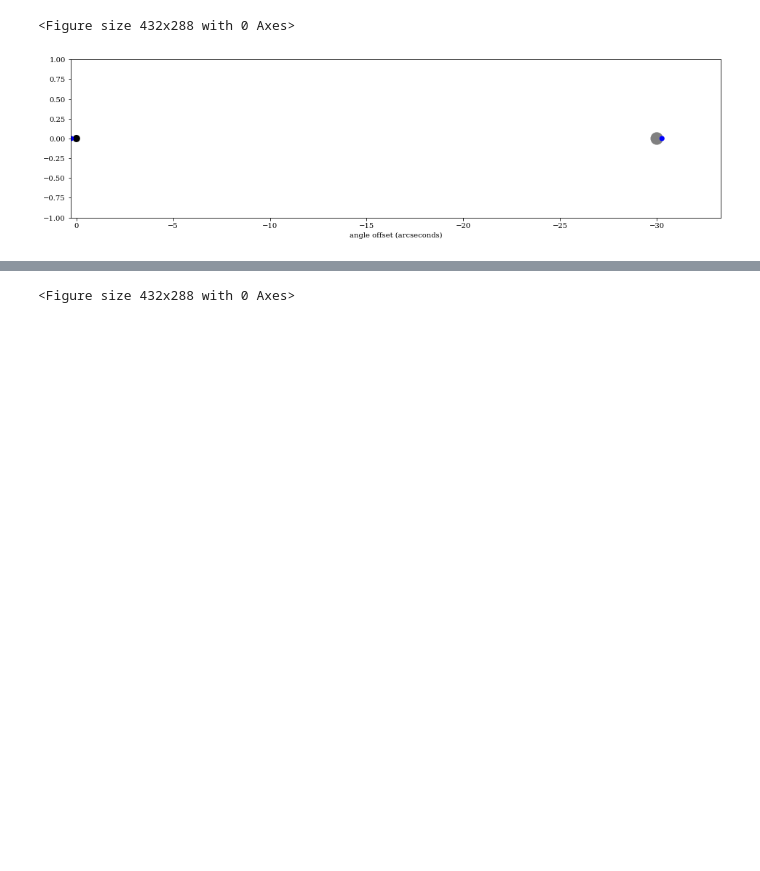
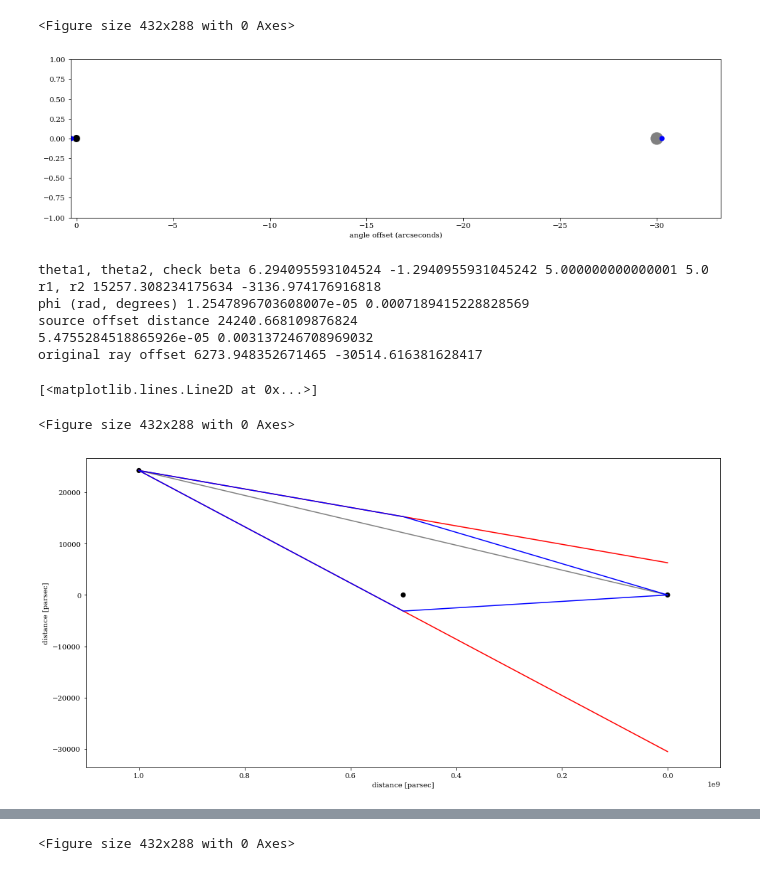
Before and after one commit to FoothillAstroSims/gravitational-lensing, a Jupyter notebook: gravitational lensing.ipynb, the cells around one changed output, grey strips where cells are left out. Drawn from its saved outputs; the diff is of its cells as text; code cells hidden in the pictures; blank space fills up the shorter version.

```diff
--- a/gravitational lensing.ipynb
+++ b/gravitational lensing.ipynb
@@ -134,3 +126,79 @@ plt.scatter([-1*theta2 * arcsec_per_radian], [0], c = 'blue', s = 50, edgecolors
 <matplotlib.collections.PathCollection at 0x...>
 <Figure size 432x288 with 0 Axes>
 [figure]
+# %%
+#EXAMPLE 2
+
+# model parameters
+# source is barely off to one side of the source, everything else is the same
+
+M = 1E12     # mass of lens, solar units
+dL = 5E8     # distance to lens, parsecs
+dS = 1E9     # distance to source, parsecs
+beta = 5.0  # angle between lens and source, arcseconds.  i.e., how far to to the side would we have to point to see the distant source
+
+
+
+
+# calculations
+rad_term = ((beta / arcsec_per_radian)**2 + 4 * (4 * G * M * Msun / c**2) * (dS - dL)/(dS * dL * pc))**(0.5)
+#print(rad_term)
+theta1 = ((beta / arcsec_per_radian) + rad_term)/2
+theta2 = ((beta / arcsec_per_radian) - rad_term)/2
+print('theta1, theta2, check beta', theta1 * arcsec_per_radian, theta2 * arcsec_per_radian, (theta1+theta2)*arcsec_per_radian, beta)
+
+r1 = dL * np.tan(theta1)
+r2 = dL * np.tan(theta2)
+print('r1, r2', r1, r2)
+
+phi = ((4 * G * M * Msun) / (r1 * pc * c**2))
+print('phi (rad, degrees)', phi, phi * 180 / np.pi)
+
+X1 = dS * np.tan(beta/arcsec_per_radian)
+print('source offset distance', X1)
+
+# calculate how far off to the side the observed light would have landed
+Y1 = X1 - dS*np.tan(theta1 - phi)
+#Y2 = X1 - (X1 - r2) * dL / (dS-dL)
+#print(X1, (X1 - r2), dL / (dS-dL))
+alpha = np.arctan2(X1-r2,dS-dL)
+print(alpha,alpha*180/np.pi)
+Y2 = X1 - dS * np.sin(alpha)
+print('original ray offset', Y1,Y2)
+
+
+# top down view of geometry
+
+plt.clf()
+plt.figure(figsize=(16,8))
+# reverse X axis
+plt.xlim(1.1*dS, -0.1*dS)
+plt.ylim(1.1 * np.min([r2,Y2,0]), 1.1 * np.max([r1,X1,Y1]))
+plt.xlabel('distance [parsec]')
+plt.ylabel('distance [parsec]')
+
+# us, on the right hand side
+plt.scatter([0], [0], c = 'black', s = 50, edgecolors = 'none')
+# the lensing cluster
+plt.scatter([dL], [0], c = 'black', s = 50, edgecolors = 'none')
+# the distance source
+plt.scatter([dS], [X1], c = 'black', s = 50, edgecolors = 'none')
+# the straight line path from the distance source to us - the direction we would look to see it if there was nothing in the way
+plt.plot([dS,0],[X1,0], c = 'gray')
+# the path the light we end up seeing would have taken without the lensing cluster
+# the light we end up seeing would have zipped past us!
+plt.plot([dS,0],[X1,Y1], c = 'red')
+plt.plot([dS,0],[X1,Y2], c = 'red')
+# the path the light actually took to us, thanks to the lensing cluster
+plt.plot([dS,dL,0],[X1,r1,0], c = 'blue', linestyle='-')
+plt.plot([dS,dL,0],[X1,r2,0], c = 'blue', linestyle='-')
+# %% [output]
+theta1, theta2, check beta 6.294095593104524 -1.2940955931045242 5.000000000000001 5.0
+r1, r2 15257.308234175634 -3136.974176916818
+phi (rad, degrees) 1.2547896703608007e-05 0.0007189415228828569
+source offset distance 24240.668109876824
+5.4755284518865926e-05 0.003137246708969032
+original ray offset 6273.948352671465 -30514.616381628417
+[<matplotlib.lines.Line2D at 0x...>]
+<Figure size 432x288 with 0 Axes>
+[figure, added]
```
Also changed, not shown: parts of 7 cells of this notebook.
